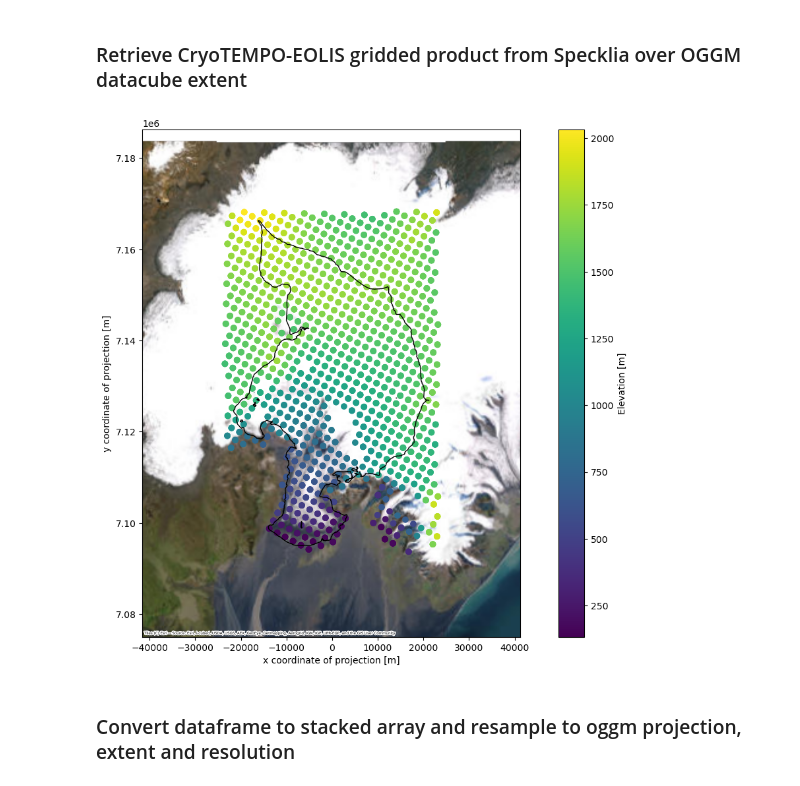
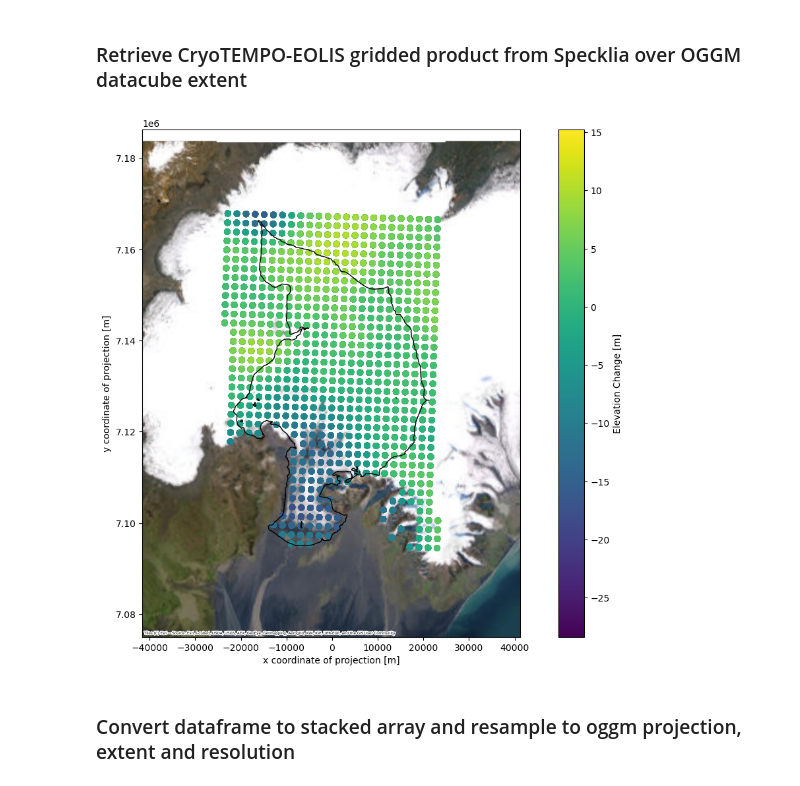
Before and after one commit to carolynmichael19/dtcg-notebooks, a Jupyter notebook: notebooks/create_l1_datacube.ipynb, the cells around one changed output. Drawn from its saved outputs; the diff is of its cells as text; code cells hidden in the pictures.

```diff
--- a/notebooks/create_l1_datacube.ipynb
+++ b/notebooks/create_l1_datacube.ipynb
@@ -83,14 +83,13 @@ Lets go with option 2 for now, as this may improve results from resampling
 # %% [markdown]
 #### List available datasets in Specklia
 # %%
-from datetime import datetime
-
 import geopandas as gpd
 import pandas as pd
 import shapely
+from pandas import Timedelta
 from specklia import Specklia
 
-specklia_api_key = 'eyJhbGciOiJIUzI1NiIsInR5cCI6IkpXVCJ9.eyJ1c2VyX2lkIjoiOGJjMTA3YWYtOGNmMS01NDAzLTliNTgtMGIwNWUyMDU0MzMzIiwic2FsdCI6IjE0MmM5Y2Q4MDE3YWQ0ZDIifQ.iGKbU39uob33XedxVblaHRoHsF6ewMcCL8ia8CLyAWA'
+specklia_api_key = 'eyJhbGciOiJIUzI1NiIsInR5cCI6IkpXVCJ9.eyJ1c2VyX2lkIjoiOGJjMTA3YWYtOGNmMS01NDAzLTliNTgtMGIwNWUyMDU0MzMzIiwic2FsdCI6IjhmMDEyYTVmZGExMjY4ZmEifQ.m-zxAP8iIsA6pZiK83meZyxVqUzhoF6b-uuvCIXBQL8'
 client = Specklia(specklia_api_key)
 
 available_datasets = client.list_datasets()
@@ -125,32 +123,32 @@ with pd.option_context('display.max_rows', None, 'display.max_columns', None):
 specklia_query_extent_gdf = gpd.GeoDataFrame({'geometry': [shapely.box(*ds.topo.rio.bounds())]}, crs=ds.pyproj_srs).to_crs(4326)
 
 # query the data from Specklia
-eolis_gridded_dataset = available_datasets[available_datasets['dataset_name'] == 'CryoTEMPO-EOLIS Gridded Product'].iloc[0]
+eolis_gridded_dataset = available_datasets[available_datasets['dataset_name'] == 'CryoTEMPO-EOLIS Processed Elevation Change Maps'].iloc[0]
 eolis_gridded_data, eolis_gridded_sources = client.query_dataset(
     dataset_id=eolis_gridded_dataset['dataset_id'],
     epsg4326_polygon=specklia_query_extent_gdf.geometry.iloc[0],
-    min_datetime=datetime(2020, 1, 14),     # timestamp of the EOLIS gridded data is the 15 of each month, so we just choose two dates either side of this to retrieve the data for January 2020
-    max_datetime=datetime(2020, 3, 16))
+    min_datetime=eolis_gridded_dataset['min_timestamp'] - Timedelta(seconds=1),     # timestamp of the EOLIS gridded data is the 15 of each month, so we just choose two dates either side of this to retrieve the data for January 2020
+    max_datetime=eolis_gridded_dataset['max_timestamp'] + Timedelta(seconds=1))
 # %%
 fig, ax = plt.subplots(figsize=(15, 10))
 
 # square geometries for plotting
-eolis_gridded_data.to_crs(ds.pyproj_srs).plot('elevation', ax=ax, legend=True, legend_kwds={'label': 'Elevation [m]'})
+eolis_gridded_data.to_crs(ds.pyproj_srs).plot('elevation_change', ax=ax, legend=True, legend_kwds={'label': 'Elevation Change [m]'})
 glacier_outlines_gdf.plot(ax=ax, facecolor="None", edgecolor='black')
 ctx.add_basemap(ax, source=ctx.providers.Esri.WorldImagery, crs=ds.pyproj_srs, zoom=8, attribution_size=4)
 
 ax.set_ylabel('y coordinate of projection [m]')
 ax.set_xlabel('x coordinate of projection [m]')
 # Get extent: [minx, miny, maxx, maxy]
 minx, miny, maxx, maxy = glacier_outlines_gdf.to_crs(ds.pyproj_srs).total_bounds
 
 # Set extent
 buffer = 20000
 ax.set_xlim(minx - buffer, maxx + buffer)
 ax.set_ylim(miny - buffer, maxy + buffer)
 plt.show()
 # %% [output]
-[figure, old version]
+[figure, new version]
 # %%
 import numpy as np
 from affine import Affine
```
Also changed, not shown: parts of 11 cells of this notebook.
